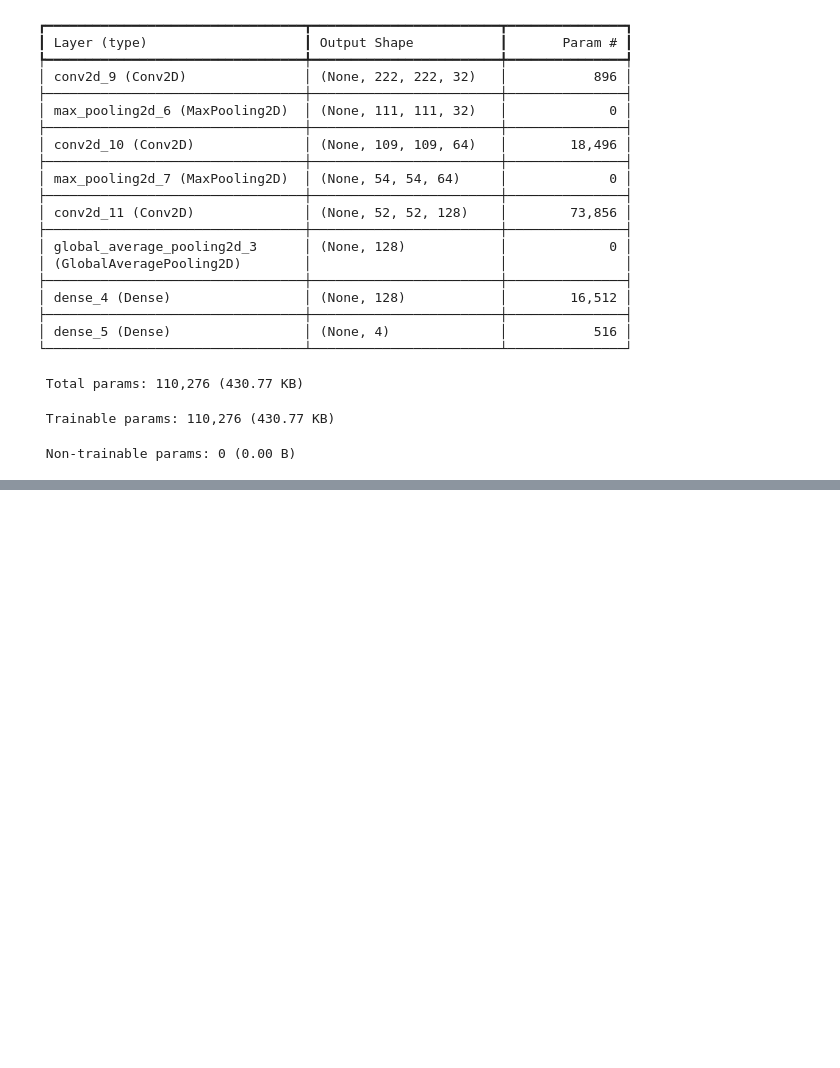
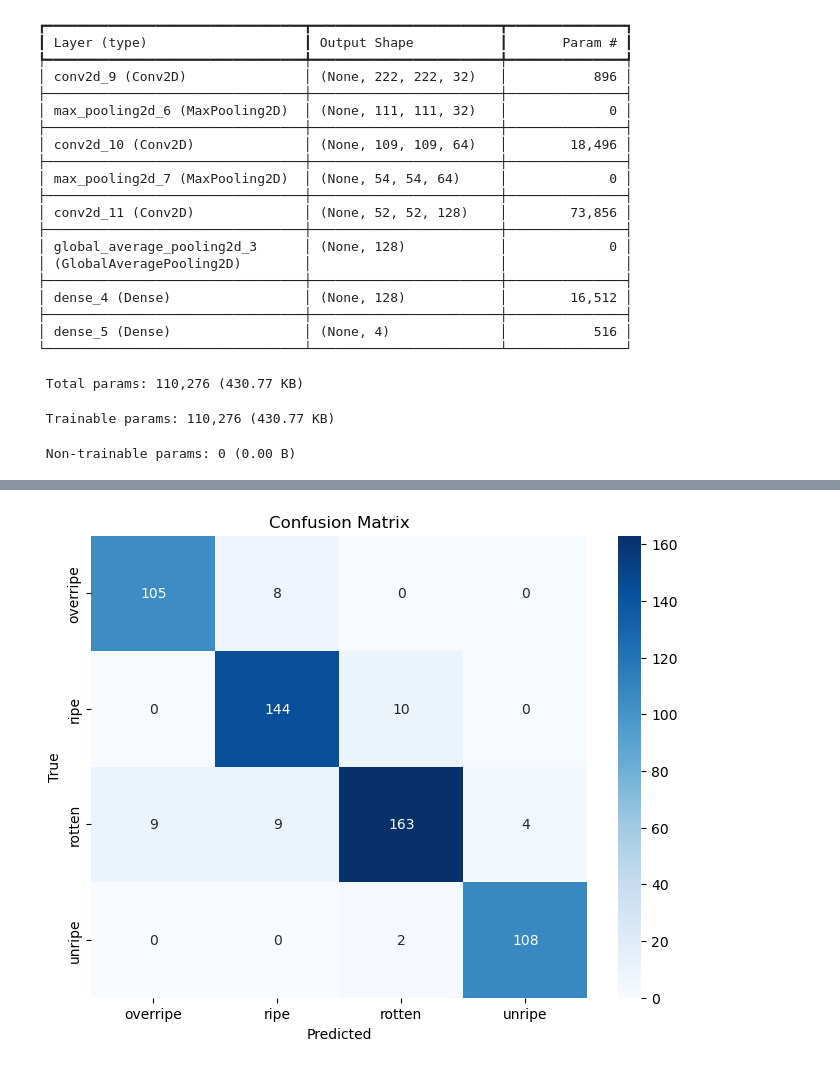
Before and after one commit to mattstoebe/CSU_MAS, a Jupyter notebook: Q4/578_MachineLearning/Final_Project/ModelTraining.ipynb, the cells around one changed output, grey strips where cells are left out. Saved outputs shown, nothing was run; the diff lists cells and outputs as text; code cells hidden in the pictures; blank space fills up the shorter version.

```diff
--- a/Q4/578_MachineLearning/Final_Project/ModelTraining.ipynb
+++ b/Q4/578_MachineLearning/Final_Project/ModelTraining.ipynb
@@ -222,0 +284,20 @@ Epoch 1/10
+# %%
+import numpy as np
+from sklearn.metrics import classification_report
+
+y_true = []
+y_pred = []
+for batch in test_ds:
+    imgs, labels = batch
+    preds = model.predict(imgs).argmax(axis=1)
+    y_true.extend(labels.numpy())
+    y_pred.extend(preds)
+
+y_true = np.array(y_true)
+y_pred = np.array(y_pred)
+
+print(classification_report(
+    y_true, y_pred,
+    target_names=class_names,
+    digits=4
+))
@@ -222,0 +322,17 @@ Epoch 1/10
+# %%
+import seaborn as sns
+from sklearn.metrics import confusion_matrix
+import matplotlib.pyplot as plt
+
+cm = confusion_matrix(y_true, y_pred)
+plt.figure(figsize=(8,6))
+sns.heatmap(cm, annot=True, fmt='d',
+            xticklabels=class_names,
+            yticklabels=class_names,
+            cmap='Blues')
+plt.xlabel('Predicted')
+plt.ylabel('True')
+plt.title('Confusion Matrix')
+plt.show()
+# %% [output]
+[figure, added]
```
Also changed, not shown: parts of 3 cells of this notebook, 4 other files.
